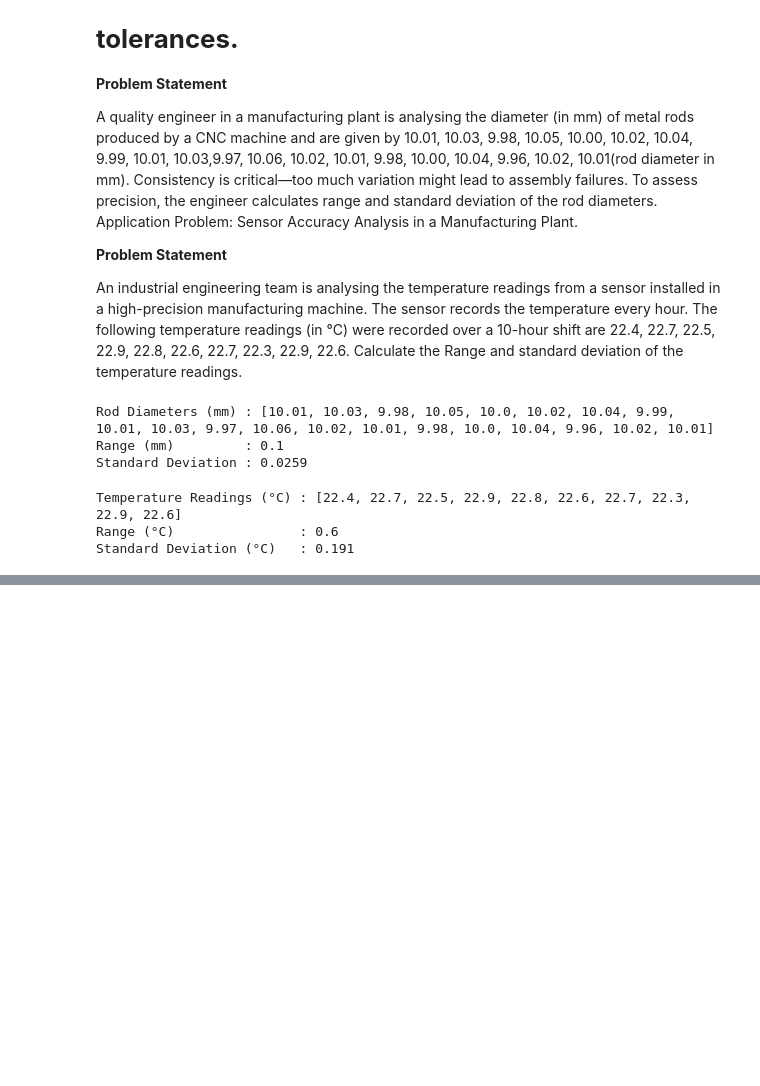
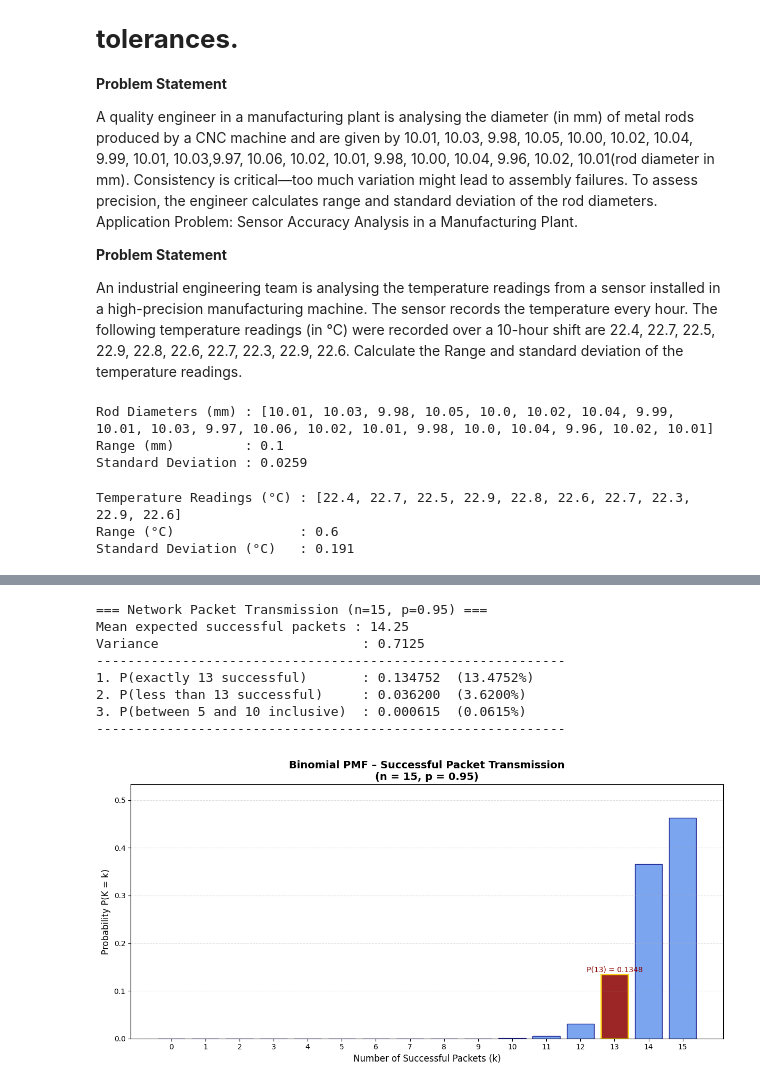
Before and after one commit to princz003/S4lab_data, a Jupyter notebook: Probability&Random_process_for_eng_maths.ipynb, the cells around one changed output, grey strips where cells are left out. Drawn from its saved outputs; the diff is of its cells as text; code cells hidden in the pictures; blank space fills up the shorter version.

```diff
--- a/Probability&Random_process_for_eng_maths.ipynb
+++ b/Probability&Random_process_for_eng_maths.ipynb
@@ -1603,0 +1781,65 @@ Standard Deviation (°C)   : 0.191
+# %%
+# =============================================================================
+# Application Problem 1: Network Packet Transmission
+# Binomial Distribution: n = 15 packets, p = 0.95 success probability
+# =============================================================================
+
+import numpy as np
+import matplotlib.pyplot as plt
+from scipy.stats import binom
+
+# Parameters
+n_packets = 15
+p_success = 0.95
+possible_k = np.arange(0, n_packets + 1)
+
+# Calculate PMF for all possible successes
+pmf = binom.pmf(possible_k, n_packets, p_success)
+
+# Required probabilities
+p_exactly_13 = binom.pmf(13, n_packets, p_success)
+p_less_than_13 = binom.cdf(12, n_packets, p_success)          # P(X ≤ 12) = P(X < 13)
+p_between_5_and_10 = binom.cdf(10, n_packets, p_success) - binom.cdf(4, n_packets, p_success)
+
+# Display results
+print("=== Network Packet Transmission (n=15, p=0.95) ===")
+print(f"Mean expected successful packets : {n_packets * p_success:.2f}")
+print(f"Variance                          : {n_packets * p_success * (1 - p_success):.4f}")
+print("-" * 60)
+print(f"1. P(exactly 13 successful)       : {p_exactly_13:.6f}  ({p_exactly_13:.4%})")
+print(f"2. P(less than 13 successful)     : {p_less_than_13:.6f}  ({p_less_than_13:.4%})")
+print(f"3. P(between 5 and 10 inclusive)  : {p_between_5_and_10:.6f}  ({p_between_5_and_10:.4%})")
+print("-" * 60)
+
+# Visualization - Bar plot of PMF
+plt.figure(figsize=(12, 6))
+bars = plt.bar(possible_k, pmf, color='cornflowerblue', edgecolor='navy', alpha=0.85)
+
+# Highlight interesting regions
+for k in [13]:
+    bars[k].set_color('darkred')
+    bars[k].set_edgecolor('gold')
+    bars[k].set_linewidth(2)
+
+plt.title("Binomial PMF – Successful Packet Transmission\n(n = 15, p = 0.95)", fontsize=14, fontweight='bold')
+plt.xlabel("Number of Successful Packets (k)", fontsize=12)
+plt.ylabel("Probability P(K = k)", fontsize=12)
+plt.xticks(possible_k)
+plt.grid(axis='y', linestyle='--', alpha=0.4)
+plt.ylim(0, max(pmf)*1.15)
+
+# Add text annotations for key probabilities
+plt.text(13, pmf[13]+0.005, f'P(13) = {p_exactly_13:.4f}', ha='center', fontsize=10, color='darkred')
+
+plt.tight_layout()
+plt.show()
+# %% [output]
+=== Network Packet Transmission (n=15, p=0.95) ===
+Mean expected successful packets : 14.25
+Variance                          : 0.7125
+------------------------------------------------------------
+1. P(exactly 13 successful)       : 0.134752  (13.4752%)
+2. P(less than 13 successful)     : 0.036200  (3.6200%)
+3. P(between 5 and 10 inclusive)  : 0.000615  (0.0615%)
+------------------------------------------------------------
+[figure, added]
```
Also changed, not shown: parts of 15 cells of this notebook.
